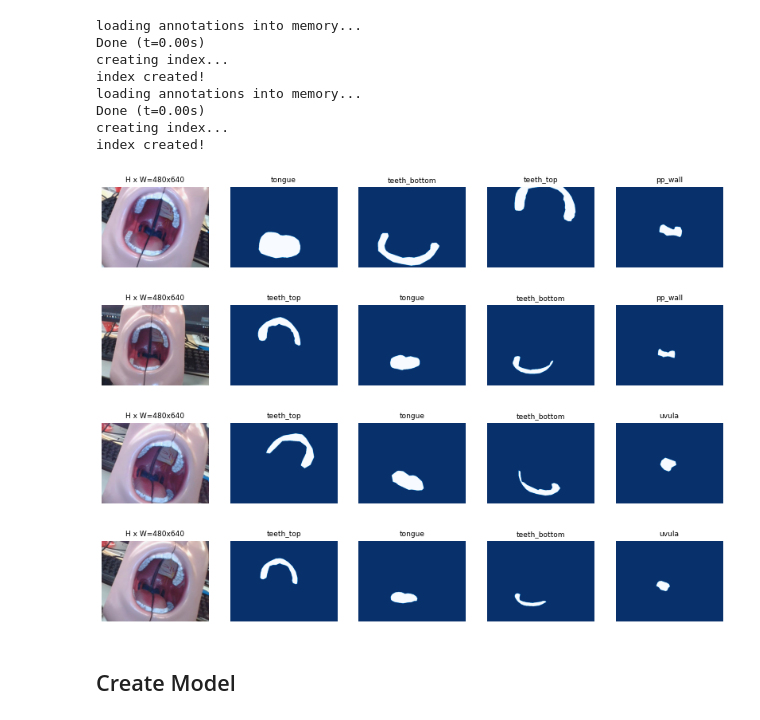
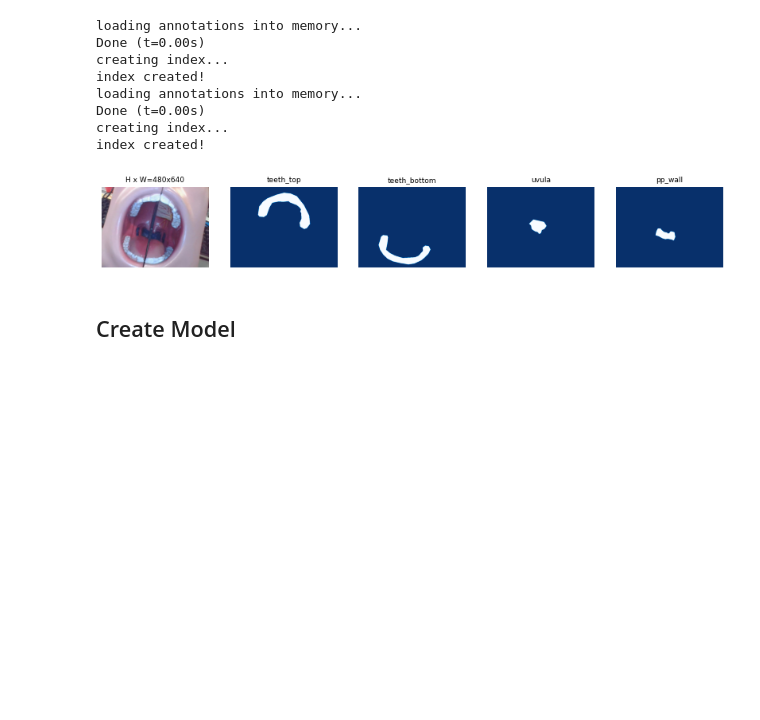
Before and after one commit to a2824256/Mask_RCNN_4_Oral_Segmentation, a Jupyter notebook: samples/oral/oral_test.ipynb, the cells around one changed output. Saved outputs shown, nothing was run; the diff lists cells and outputs as text; code cells hidden in the pictures; blank space fills up the shorter version.

Commit message:
update oral dataset training&test finished

```diff
--- a/samples/oral/oral_test.ipynb
+++ b/samples/oral/oral_test.ipynb
@@ -141,15 +141,13 @@ class OralDataset(utils.Dataset):
         self.add_class("oral", 6, "tonsil_right")
         self.add_class("oral", 7, "tonsil_left")
         anns_json_path =  'E:\\Mask_RCNN\\oral_test\\annotations.json'
-        img_path = 'E:\\Mask_RCNN\\oral_test\\JPEGImages\\'
-        coco = COCO(anns_json_path)
-        class_ids = sorted(coco.getCatIds())
-        # Add images
-        # Generate random specifications of images (i.e. color and
-        # list of shapes sizes and locations). This is more compact than
-        # actual images. Images are generated on the fly in load_image().
-        for i in range(6):
-            self.add_image("oral", image_id=i, path=img_path + str(i) +".jpg",
+        with open(anns_json_path,'r',encoding='utf8') as load_f:
+            config_json = json.load(load_f)
+            img_path = 'E:\\Mask_RCNN\\oral_test\\'
+            coco = COCO(anns_json_path)
+            class_ids = sorted(coco.getCatIds())
+            for i in range(6):
+                self.add_image("oral", image_id=i, path=img_path + config_json['images'][i]['file_name'],
                            width=640, height=480, annotations=coco.loadAnns(coco.getAnnIds(imgIds=[i], catIds=class_ids, iscrowd=None)))
 
     def load_image(self, image_id):
@@ -283,16 +281,12 @@ creating index...
 index created!
 # %%
 # Load and display random samples
-image_ids = np.random.choice(dataset_train.image_ids, 4)
-for image_id in image_ids:
-    image = dataset_train.load_image(image_id)
-    mask, class_ids = dataset_train.load_mask(image_id)
-    visualize.display_top_masks(image, mask, class_ids, dataset_train.class_names)
+# image_ids = np.random.choice(dataset_train.image_ids, 4)
+image = dataset_train.load_image(0)
+mask, class_ids = dataset_train.load_mask(0)
+visualize.display_top_masks(image, mask, class_ids, dataset_train.class_names)
 # %% [output]
-[figure, old version]
+[figure, new version]
-[figure, removed]
-[figure, removed]
-[figure, removed]
 # %% [markdown]
 ## Create Model
 # %%
```
Also changed, not shown: parts of 7 cells of this notebook.
